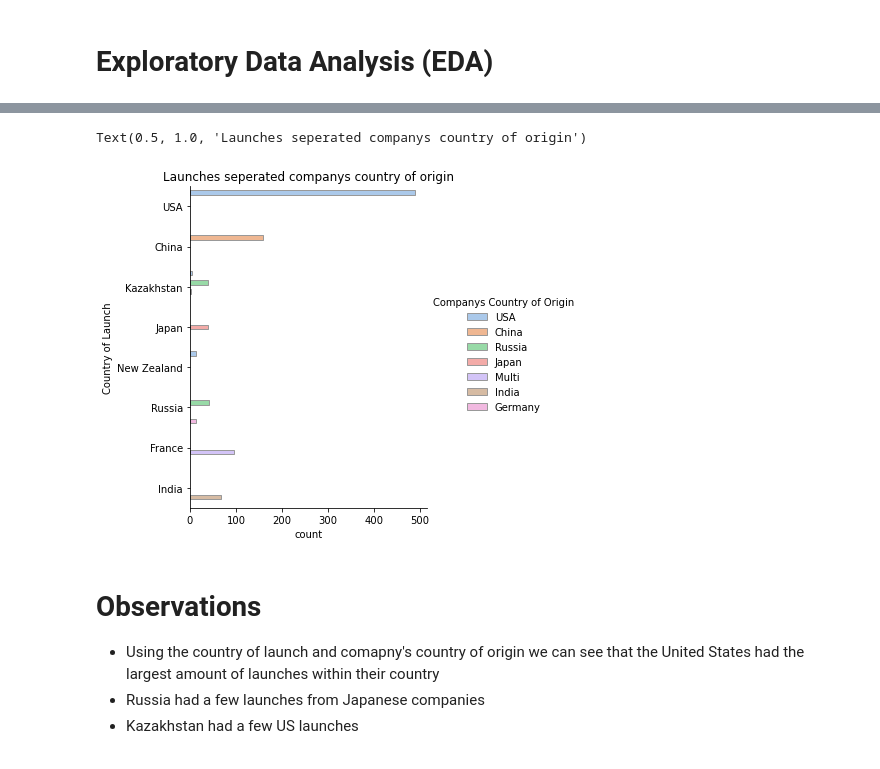
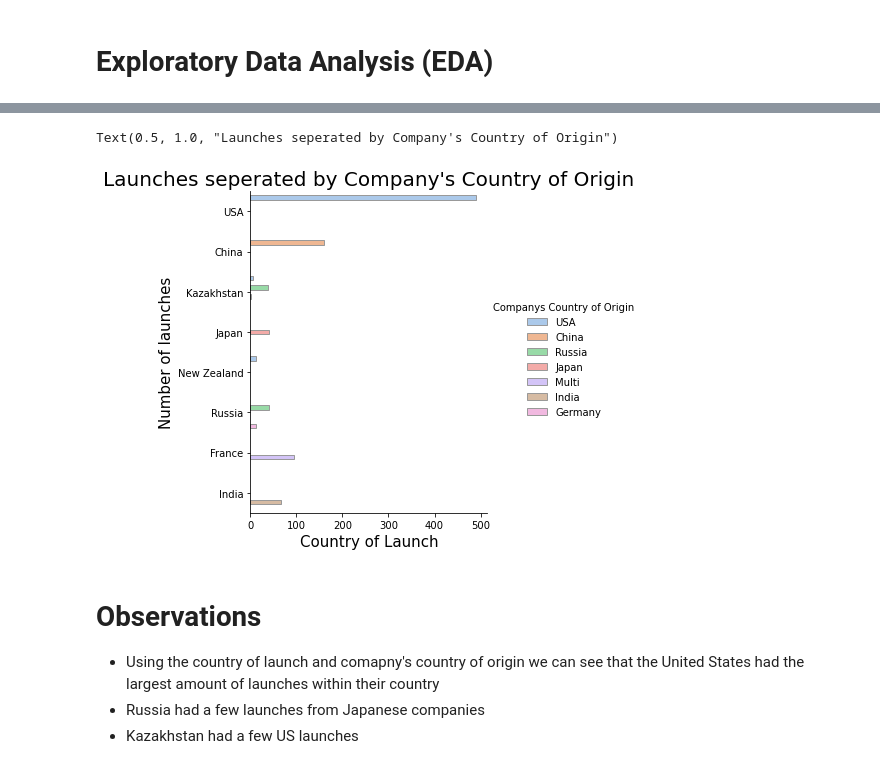
Before and after one commit to data301-2020-winter1/course-project-group_6017, a Jupyter notebook: analysis/submitted/Task 5 Research Question.ipynb, the cells around one changed output, grey strips where cells are left out. Saved outputs shown, nothing was run; the diff lists cells and outputs as text; code cells hidden in the pictures.

```diff
--- a/analysis/submitted/Task 5 Research Question.ipynb
+++ b/analysis/submitted/Task 5 Research Question.ipynb
@@ -67,20 +65,26 @@ import seaborn as sns
 import matplotlib.pyplot as plt
 
 def load_and_process(url_or_path_to_csv_file):
+
+    # Method Chain 1 (Load data and deal with missing data)
+    import numpy as np
+    import pandas as pd
+
     df1 = (pd.read_csv(url_or_path_to_csv_file).dropna()
           .reset_index(drop=True)
-          .rename(columns={" Rocket": "Cost in Millions of Rocket"})
+          .rename(columns={" Rocket": "Cost in Millions of Dollars"})
     )
 
-    # Method Chain 2
+
+    # Method Chain 2 (Create new columns, drop others, and do processing)
 
     df2 = (
           df1
-          .assign(Launch_origin=lambda x: np.where(x['Country of Launch']==x['Companys Country of Origin'], "True", "False"))
+          .assign(Launch_origin=lambda x: np.where(x['Country of Launch']==x['Companys Country of Origin'], True, False))
           .rename(columns={"Launch_origin": "Launch in Country of Company"})
-          .drop([], axis=1)
+          .drop(['DateTime','Location','Detail'], axis=1)
     )
 
-    # Return the latest dataframe
+    # Make sure to return the latest dataframe
 
     return df2
@@ -116,11 +137,14 @@ df.describe(include='all')
 # %%
 sns.catplot(y="Country of Launch", hue="Companys Country of Origin", kind="count",
             palette="pastel", edgecolor=".6",
             data=df)
-plt.title('Launches seperated companys country of origin')
+
+plt.xlabel("Country of Launch", fontsize=15)
+plt.ylabel("Number of launches", fontsize=15)
+plt.title("Launches seperated by Company's Country of Origin", fontsize=20)
 # %% [output]
-Text(0.5, 1.0, 'Launches seperated companys country of origin')
+Text(0.5, 1.0, "Launches seperated by Company's Country of Origin")
-[figure, old version]
+[figure, new version]
 # %% [markdown]
 # Observations
  - Using the country of launch and comapny's country of origin we can see that the United States had the largest amount of launches within their country
```
Also changed, not shown: parts of 23 cells of this notebook, 3 other files.
